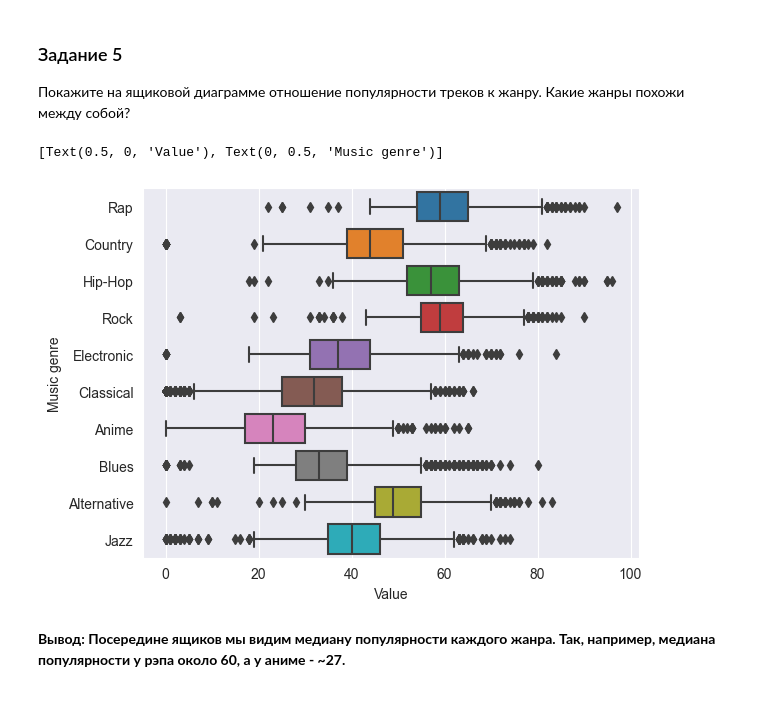
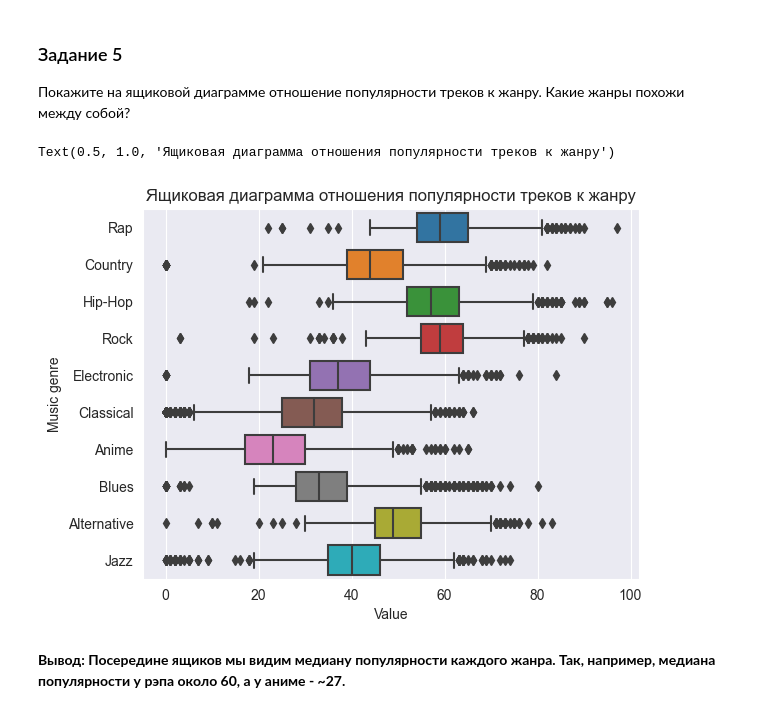
Before and after one commit to hellkirl/cs102, a Jupyter notebook: homework06/hw6_python.ipynb, the cells around one changed output. Drawn from its saved outputs; the diff is of its cells as text; code cells hidden in the pictures.

```diff
--- a/homework06/hw6_python.ipynb
+++ b/homework06/hw6_python.ipynb
@@ -233,11 +241,12 @@ sns.heatmap(popularity_namelen_corr, annot=True)
 # %%
 """Ящиковая диаграмма отношения популярности треков к жанру - шаг 5"""
 popularity_genre = df[["popularity", "music_genre"]]
 popularity_genre_plt = sns.boxplot(data=popularity_genre, x="popularity", y="music_genre")
 popularity_genre_plt.set(xlabel="Value", ylabel="Music genre")
+plt.title("Ящиковая диаграмма отношения популярности треков к жанру")
 # %% [output]
-[Text(0.5, 0, 'Value'), Text(0, 0.5, 'Music genre')]
+Text(0.5, 1.0, 'Ящиковая диаграмма отношения популярности треков к жанру')
-[figure, old version]
+[figure, new version]
 # %% [markdown]
 <b>Вывод:
 Посередине ящиков мы видим медиану популярности каждого жанра. Так, например, медиана популярности у рэпа около 60, а у аниме - ~27.
```
Also changed, not shown: parts of 10 cells of this notebook, 1 other file.
